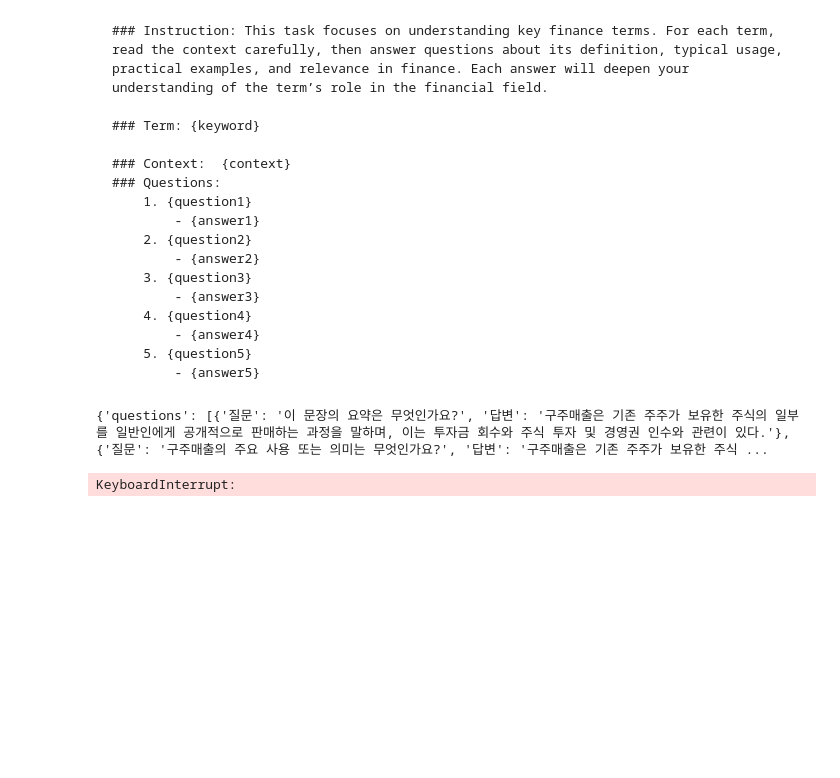
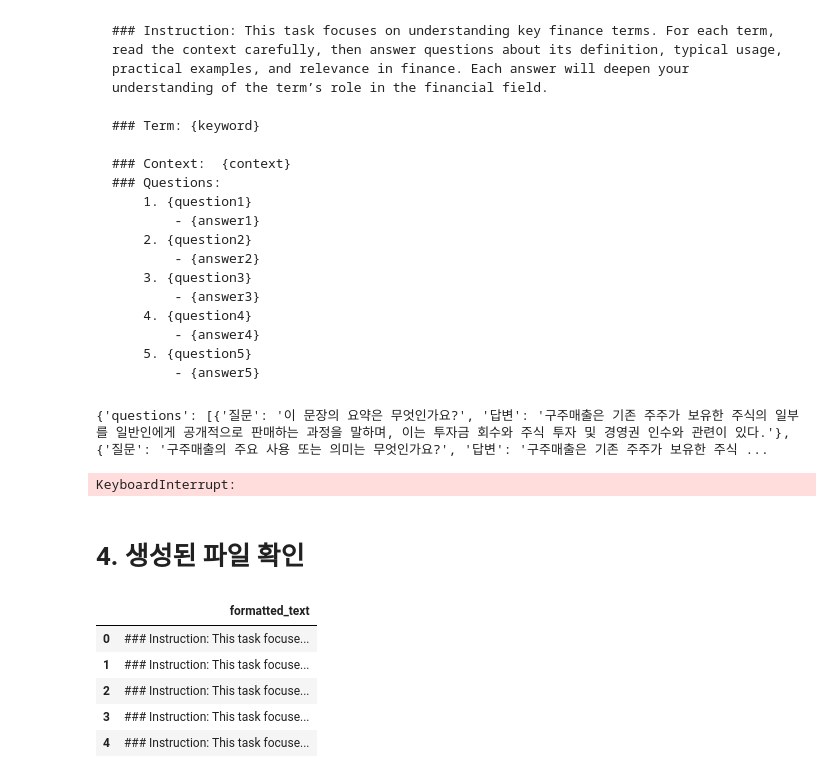
Before and after one commit to tjsgh531/finance_llm_with_krx, a Jupyter notebook: create_finanace_terms_dataset.ipynb, the cells around one changed output. Drawn from its saved outputs; the diff is of its cells as text; code cells hidden in the pictures; blank space fills up the shorter version.

```diff
--- a/create_finanace_terms_dataset.ipynb
+++ b/create_finanace_terms_dataset.ipynb
@@ -211,3 +211,17 @@ temp_df.to_csv("datasets/formatted_finance_2.csv", mode='a', header=False, index
 # %% [output]
 {'questions': [{'질문': '이 문장의 요약은 무엇인가요?', '답변': '구주매출은 기존 주주가 보유한 주식의 일부를 일반인에게 공개적으로 판매하는 과정을 말하며, 이는 투자금 회수와 주식 투자 및 경영권 인수와 관련이 있다.'}, {'질문': '구주매출의 주요 사용 또는 의미는 무엇인가요?', '답변': '구주매출은 기존 주주가 보유한 주식 ...
 KeyboardInterrupt:
+# %% [markdown]
+# 4. 생성된 파일 확인
+# %%
+import pandas as pd
+
+finance_df = pd.read_csv('datasets/formatted_finance.csv')
+finance_df.head()
+# %% [output]
+|  | formatted_text |
+| 0 | ### Instruction: This task focuse... |
+| 1 | ### Instruction: This task focuse... |
+| 2 | ### Instruction: This task focuse... |
+| 3 | ### Instruction: This task focuse... |
+| 4 | ### Instruction: This task focuse... |
```
